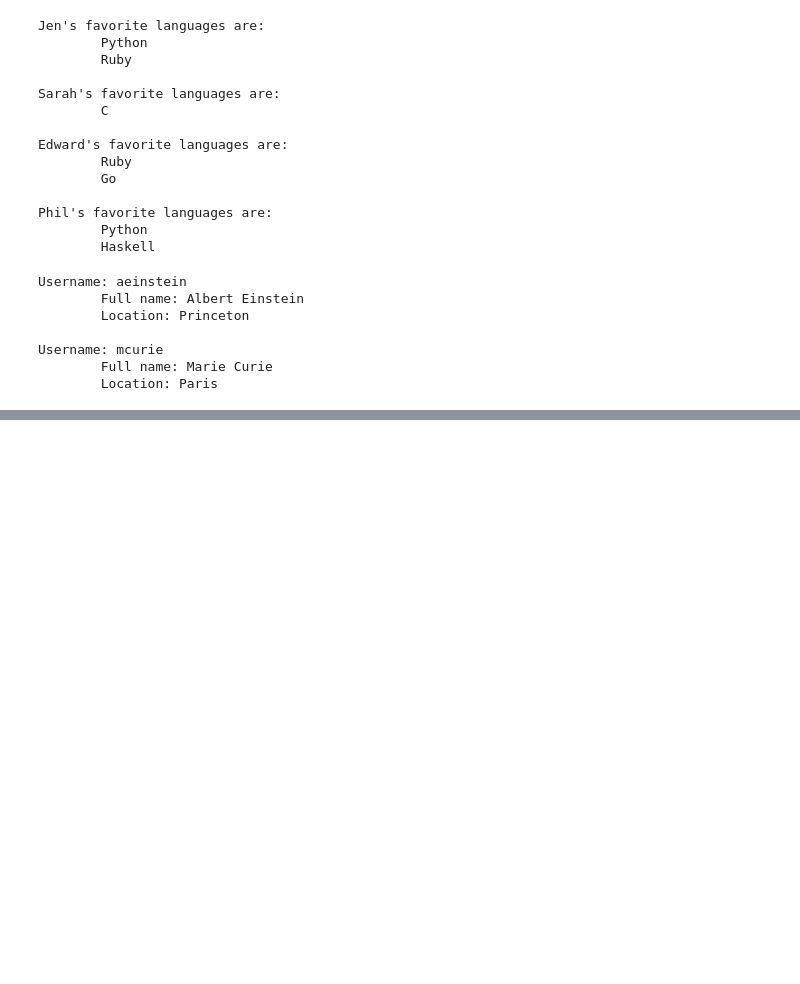
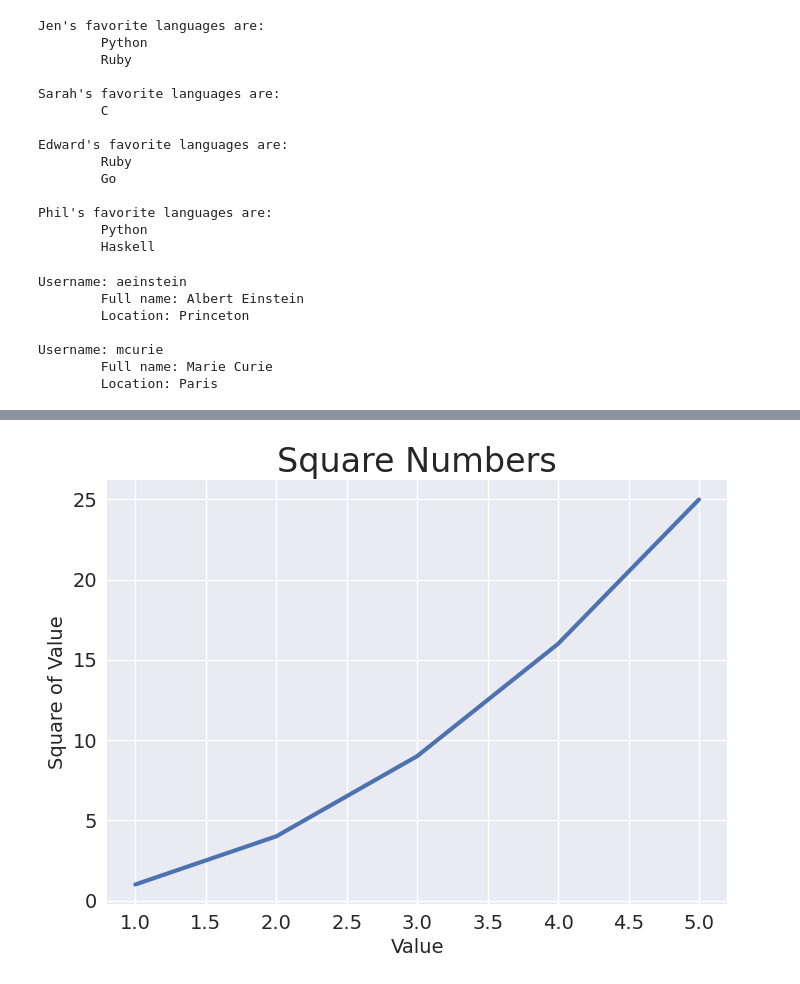
Before and after one commit to JacobBenSchwartz/DH-Textbook-Workalong, a Jupyter notebook: homework.ipynb, the cells around one changed output, grey strips where cells are left out. Saved outputs shown, nothing was run; the diff lists cells and outputs as text; code cells hidden in the pictures; blank space fills up the shorter version.

```diff
--- a/homework.ipynb
+++ b/homework.ipynb
@@ -417,0 +480,18 @@ Username: mcurie
+# %%
+import matplotlib.pyplot as plt
+
+input_values = [1, 2, 3, 4, 5]
+squares = [1, 4, 9, 16, 25]
+
+plt.style.use('seaborn-v0_8-notebook')
+fig, ax = plt.subplots()
+ax.plot(input_values, squares, linewidth=3)
+# Set chart title and label axes.
+ax.set_title("Square Numbers", fontsize=24)
+ax.set_xlabel("Value", fontsize=14)
+ax.set_ylabel("Square of Value", fontsize=14)
+# Set size of tick labels.
+ax.tick_params(axis='both', labelsize=14)
+plt.show()
+# %% [output]
+[figure, added]
```
Also changed, not shown: parts of 9 cells of this notebook.
